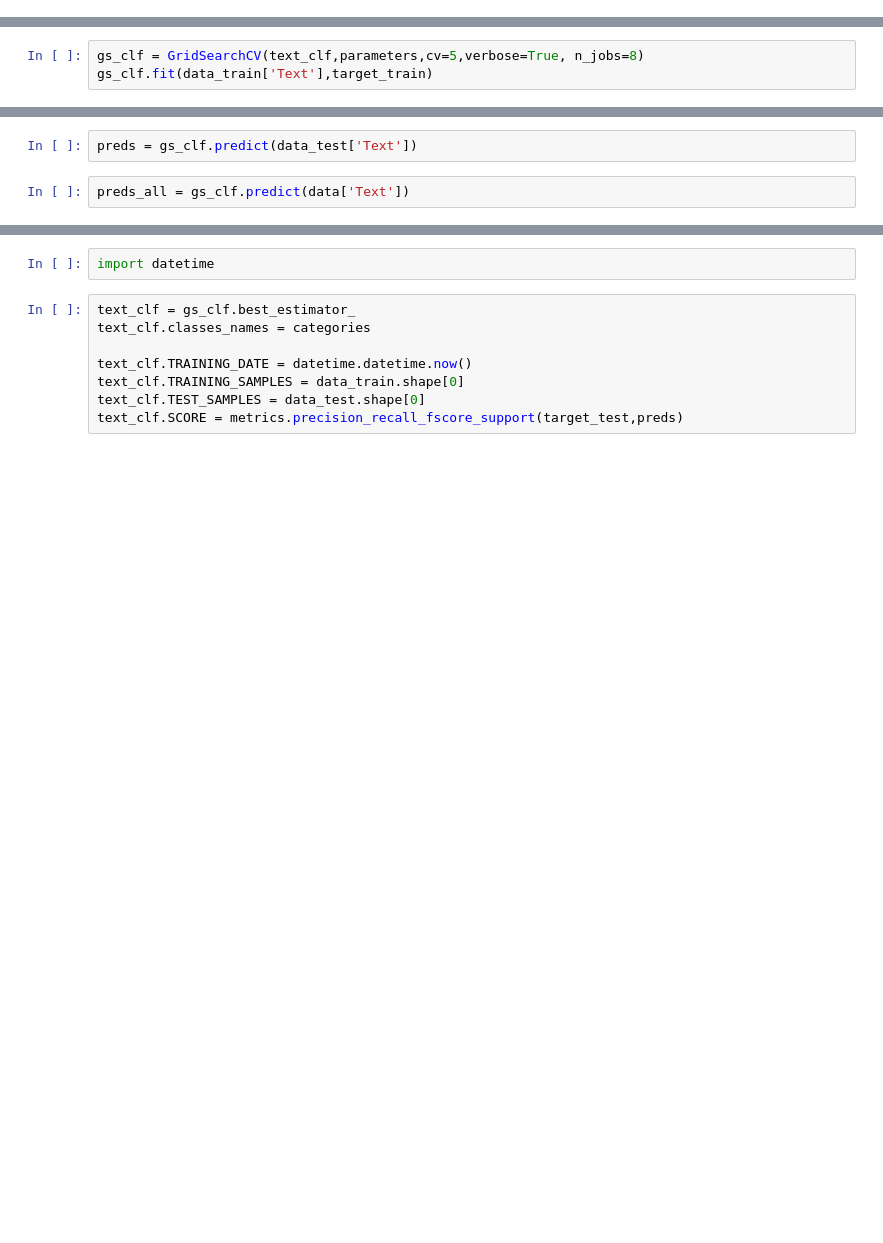
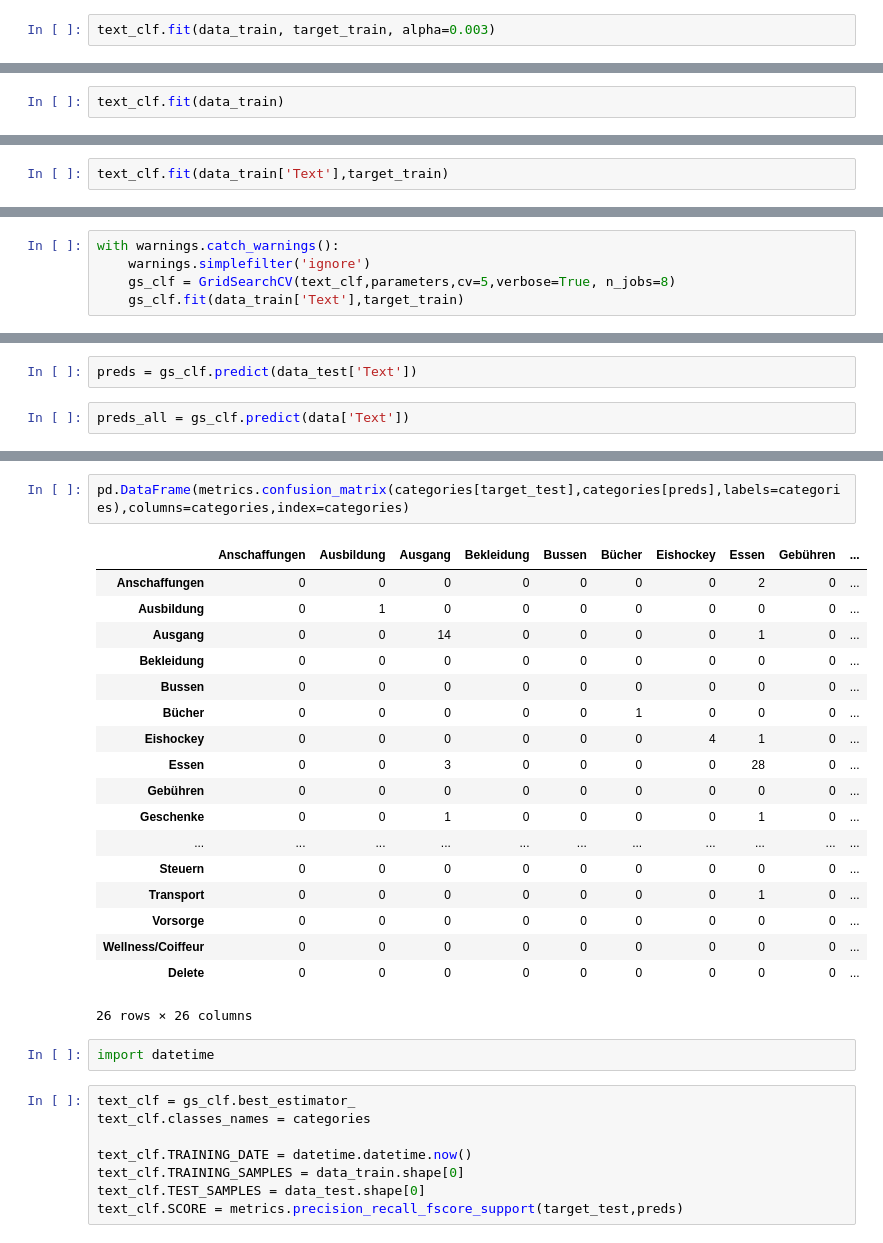
Before and after one commit to toschoch/dineral, a Jupyter notebook: Classifier.ipynb, the cells around one changed output, grey strips where cells are left out. Cells and saved outputs as stored; diff of their text form; blank space fills up the shorter version.

```diff
--- a/Classifier.ipynb
+++ b/Classifier.ipynb
@@ -110,0 +124,2 @@ text_clf = Pipeline([('features',features),('clf',SGDClassifier(loss='modified_h
+# %%
+text_clf.fit(data_train, target_train, alpha=0.003)
@@ -110,0 +128,2 @@ text_clf = Pipeline([('features',features),('clf',SGDClassifier(loss='modified_h
+# %%
+text_clf.fit(data_train)
@@ -113,3 +134,5 @@ parameters = {
               'features__vect__ngram_range':[(i,j) for j in range(3,7) for i in range(1,j)],
               'clf__alpha': np.linspace(3e-3,1e-4,20)
              }
+# %%
+text_clf.fit(data_train['Text'],target_train)
@@ -116,5 +147,7 @@ parameters = {
 # %%
-gs_clf = GridSearchCV(text_clf,parameters,cv=5,verbose=True, n_jobs=8)
-gs_clf.fit(data_train['Text'],target_train)
+with warnings.catch_warnings():
+    warnings.simplefilter('ignore')
+    gs_clf = GridSearchCV(text_clf,parameters,cv=5,verbose=True, n_jobs=8)
+    gs_clf.fit(data_train['Text'],target_train)
 # %% [output]
 Fitting 5 folds for each of 280 candidates, totalling 1400 fits
@@ -166,3 +188,24 @@ avg / total       0.89      0.87      0.87       119
+# %%
+pd.DataFrame(metrics.confusion_matrix(categories[target_test],categories[preds],labels=categories),columns=categories,index=categories)
+# %% [output]
+|  | Anschaffungen | Ausbildung | Ausgang | Bekleidung | Bussen | Bücher | Eishockey | Essen | Gebühren | ... |
+| Anschaffungen | 0 | 0 | 0 | 0 | 0 | 0 | 0 | 2 | 0 | ... |
+| Ausbildung | 0 | 1 | 0 | 0 | 0 | 0 | 0 | 0 | 0 | ... |
+| Ausgang | 0 | 0 | 14 | 0 | 0 | 0 | 0 | 1 | 0 | ... |
+| Bekleidung | 0 | 0 | 0 | 0 | 0 | 0 | 0 | 0 | 0 | ... |
+| Bussen | 0 | 0 | 0 | 0 | 0 | 0 | 0 | 0 | 0 | ... |
+| Bücher | 0 | 0 | 0 | 0 | 0 | 1 | 0 | 0 | 0 | ... |
+| Eishockey | 0 | 0 | 0 | 0 | 0 | 0 | 4 | 1 | 0 | ... |
+| Essen | 0 | 0 | 3 | 0 | 0 | 0 | 0 | 28 | 0 | ... |
+| Gebühren | 0 | 0 | 0 | 0 | 0 | 0 | 0 | 0 | 0 | ... |
+| Geschenke | 0 | 0 | 1 | 0 | 0 | 0 | 0 | 1 | 0 | ... |
+| ... | ... | ... | ... | ... | ... | ... | ... | ... | ... | ... |
+| Steuern | 0 | 0 | 0 | 0 | 0 | 0 | 0 | 0 | 0 | ... |
+| Transport | 0 | 0 | 0 | 0 | 0 | 0 | 0 | 1 | 0 | ... |
+| Vorsorge | 0 | 0 | 0 | 0 | 0 | 0 | 0 | 0 | 0 | ... |
+| Wellness/Coiffeur | 0 | 0 | 0 | 0 | 0 | 0 | 0 | 0 | 0 | ... |
+| Delete | 0 | 0 | 0 | 0 | 0 | 0 | 0 | 0 | 0 | ... |
+26 rows × 26 columns
 # %%
 import datetime
 # %%
```
Also changed, not shown: parts of 25 cells of this notebook, 1 other file.
